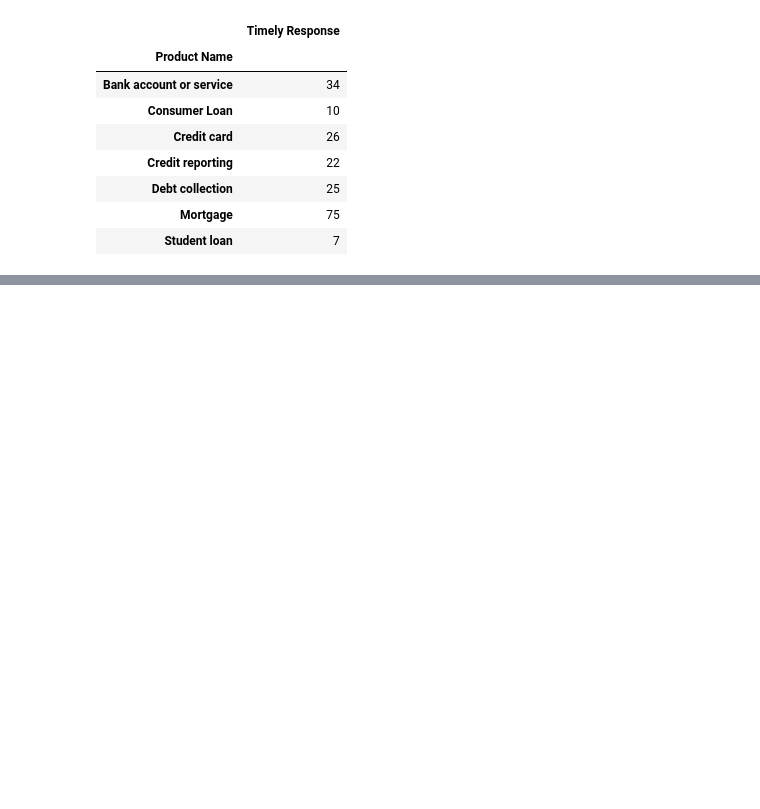
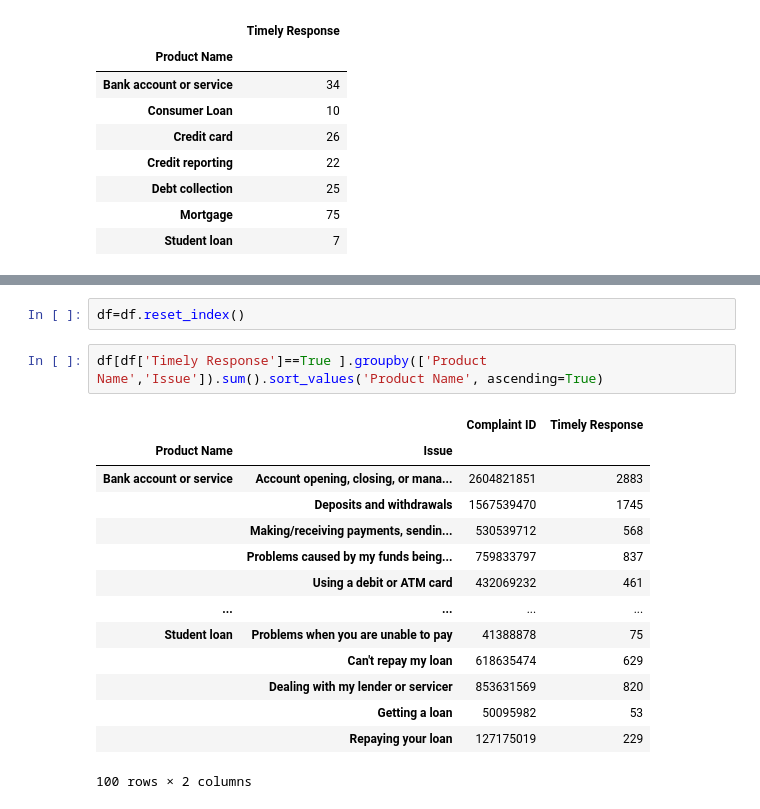
Before and after one commit to ecviridova/epam_training, a Jupyter notebook: complaints.ipynb, the cells around one changed output, grey strips where cells are left out. Drawn from its saved outputs; the diff is of its cells as text; blank space fills up the shorter version.

```diff
--- a/complaints.ipynb
+++ b/complaints.ipynb
@@ -106,0 +113,19 @@ df[(df['Date Received'] >= date_start) & (df['Date Received'] <= date_end)].grou
+# %%
+df=df.reset_index()
+# %%
+df[df['Timely Response']==True ].groupby(['Product Name','Issue']).sum().sort_values('Product Name', ascending=True)
+# %% [output]
+|  |  | Complaint ID | Timely Response |
+| Product Name | Issue |  |  |
+| Bank account or service | Account opening, closing, or mana... | 2604821851 | 2883 |
+|  | Deposits and withdrawals | 1567539470 | 1745 |
+|  | Making/receiving payments, sendin... | 530539712 | 568 |
+|  | Problems caused by my funds being... | 759833797 | 837 |
+|  | Using a debit or ATM card | 432069232 | 461 |
+| ... | ... | ... | ... |
+| Student loan | Problems when you are unable to pay | 41388878 | 75 |
+|  | Can't repay my loan | 618635474 | 629 |
+|  | Dealing with my lender or servicer | 853631569 | 820 |
+|  | Getting a loan | 50095982 | 53 |
+|  | Repaying your loan | 127175019 | 229 |
+100 rows × 2 columns
```
Also changed, not shown: parts of 12 cells of this notebook, 1 other file.
